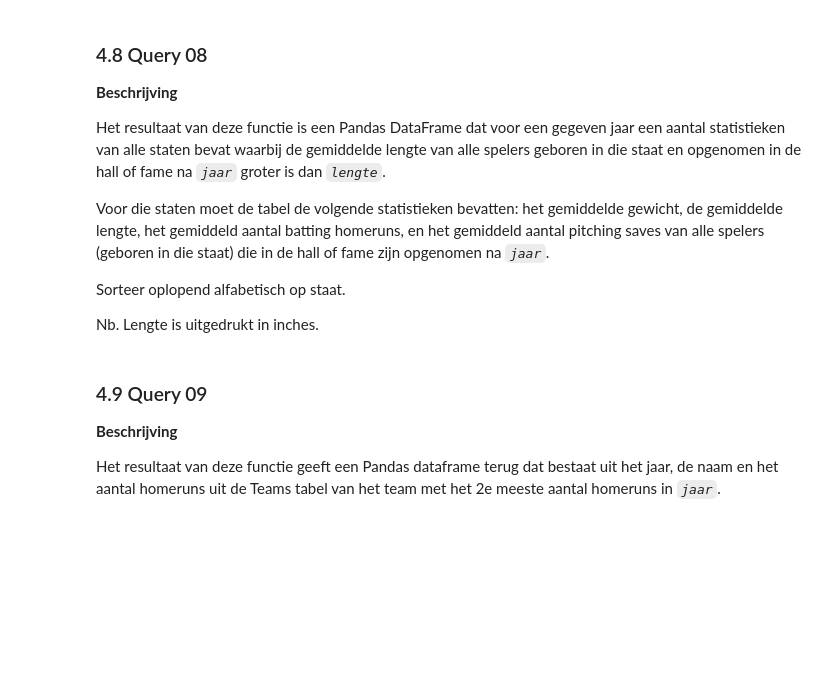
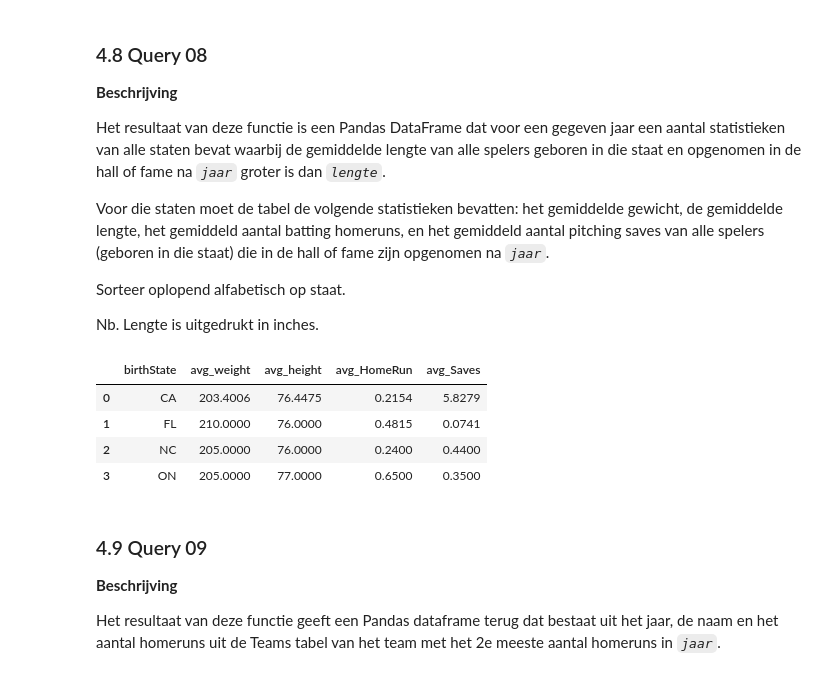
Before and after one commit to TimVanWesemael/Gegevensbanken, a Jupyter notebook: assignment.ipynb, the cells around one changed output. Drawn from its saved outputs; the diff is of its cells as text; code cells hidden in the pictures; blank space fills up the shorter version.

```diff
--- a/assignment.ipynb
+++ b/assignment.ipynb
@@ -382,7 +492,16 @@ Sorteer oplopend alfabetisch op achternaam.
 def query_07(connection, column_names):
     # Bouw je query
     query="""
-    MAAK QUERY HIER
+    SELECT DISTINCT m.nameLast, m.nameFirst
+
+    FROM master as m
+    WHERE   (SELECT COUNT(DISTINCT playerID, awardID)
+            FROM  awardsmanagers as aw
+            WHERE m.playerID = aw.playerID)
+        =
+            (SELECT COUNT(DISTINCT awardID)
+            FROM awardsmanagers as aw)
+    ORDER BY m.nameLast ASC;
     """
 
     # Stap 2 & 3
@@ -390,3 +509,12 @@ def query_07(connection, column_names):
     df = res_to_df(res, column_names)          # Query in DataFrame brengen
 
     return df
+# %%
+# De voorbeeldquery heeft dezelfde kolomnamen als query 1, dus we gebruiken die
+kolommen = col_names['query_07']
+
+# Functie uitvoeren, geeft resultaat van de query in een DataFrame
+df = query_07(c, col_names['query_07'])
+
+# We inspecteren de eerste paar resultaten (voor alles te zien: laat .head() weg)
+df
@@ -406,14 +536,35 @@ Nb. Lengte is uitgedrukt in inches.
 def query_08(connection, column_names, jaar=1990, lengte=75):
     # Bouw je query
     query="""
-    MAAK QUERY HIER
-    """
+    SELECT p.birthState, AVG(p.weight), AVG(p.height), AVG(bat.HR), AVG(pitch.SV)
+    FROM Master as p, Batting as bat, Pitching as pitch, HallOfFame as hof
+    WHERE p.playerID = pitch.playerID AND p.playerID = bat.playerID
+        AND p.playerID = hof.playerID AND hof.yearid > {} AND hof.inducted = 'Y'
+    GROUP BY p.birthState
+    HAVING AVG(p.height) > {}
+    ORDER BY p.birthState ASC
+    """.format(jaar, lengte)
 
     # Stap 2 & 3
     res = run_query(connection, query)         # Query uitvoeren
     df = res_to_df(res, column_names)          # Query in DataFrame brengen
 
     return df
+# %%
+# De voorbeeldquery heeft dezelfde kolomnamen als query 1, dus we gebruiken die
+kolommen = col_names['query_08']
+
+# Functie uitvoeren, geeft resultaat van de query in een DataFrame
+df = query_08(c, col_names['query_08'])
+
+# We inspecteren de eerste paar resultaten (voor alles te zien: laat .head() weg)
+df
+# %% [output]
+|  | birthState | avg_weight | avg_height | avg_HomeRun | avg_Saves |
+| 0 | CA | 203.4006 | 76.4475 | 0.2154 | 5.8279 |
+| 1 | FL | 210.0000 | 76.0000 | 0.4815 | 0.0741 |
+| 2 | NC | 205.0000 | 76.0000 | 0.2400 | 0.4400 |
+| 3 | ON | 205.0000 | 77.0000 | 0.6500 | 0.3500 |
 # %% [markdown]
 ### 4.9 Query 09
 
```
Also changed, not shown: parts of 14 cells of this notebook, 2 other files.
